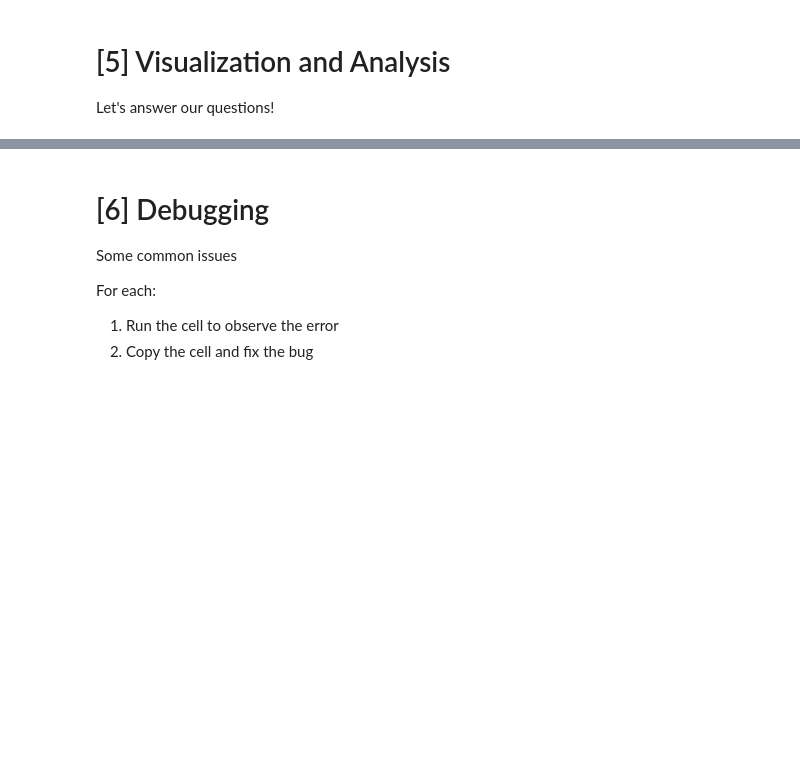
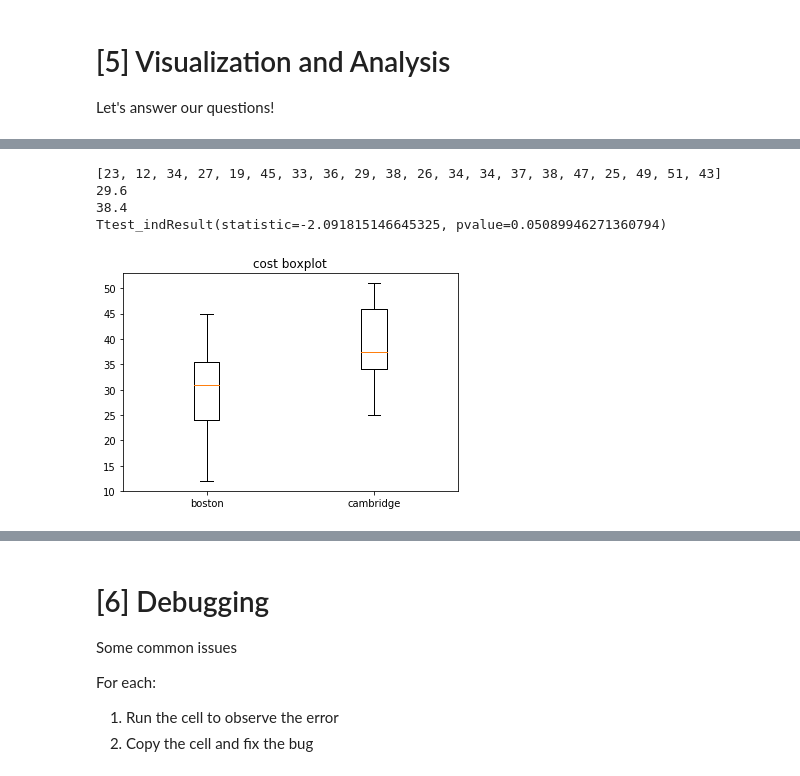
Before and after one commit to ahorowitz/awakening_python, a Jupyter notebook: awakening_python.ipynb, the cells around one changed output, grey strips where cells are left out. Saved outputs shown, nothing was run; the diff lists cells and outputs as text; code cells hidden in the pictures; blank space fills up the shorter version.

```diff
--- a/awakening_python.ipynb
+++ b/awakening_python.ipynb
@@ -401,0 +877,24 @@ Let's answer our questions!
+# %%
+cost_list=data.cost.tolist()
+print (cost_list)
+boston_cost=np.mean(cost_list[0:10])
+print (boston_cost)
+cambridge_cost=np.mean(cost_list[10:20])
+print (cambridge_cost)
+
+cost_result=sp.stats.ttest_ind(cost_list[0:10], cost_list[10:20])
+print (cost_result)
+
+plt.boxplot([cost_list[0:10], cost_list[10:20]])
+plt.title("cost boxplot")
+
+
+plt.xticks([1,2], ["boston", "cambridge"])
+
+plt.show()
+# %% [output]
+[23, 12, 34, 27, 19, 45, 33, 36, 29, 38, 26, 34, 34, 37, 38, 47, 25, 49, 51, 43]
+29.6
+38.4
+Ttest_indResult(statistic=-2.091815146645325, pvalue=0.05089946271360794)
+[figure, added]
```
Also changed, not shown: parts of 105 cells of this notebook.
